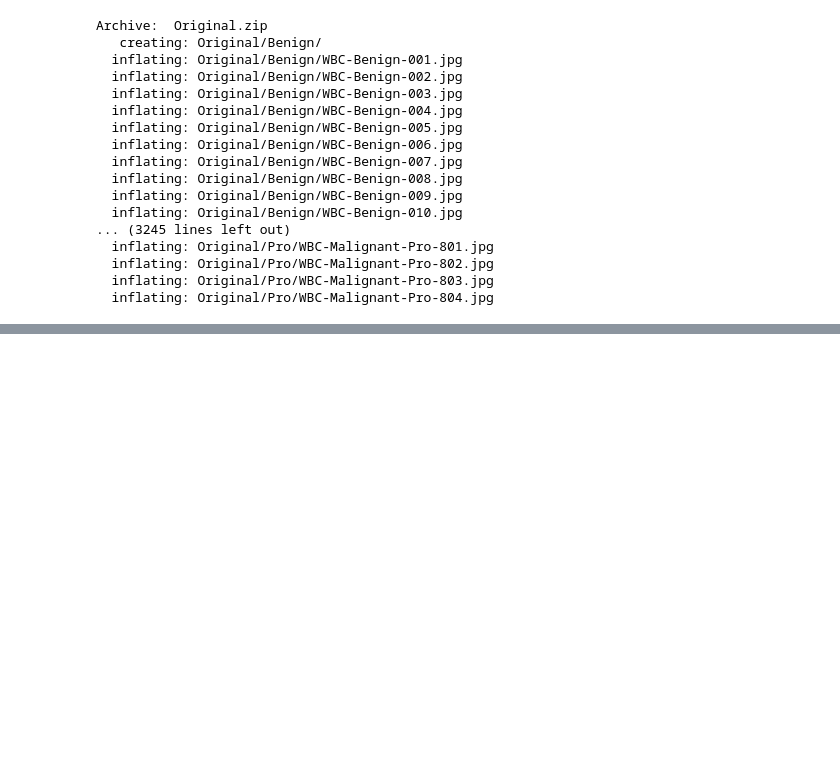
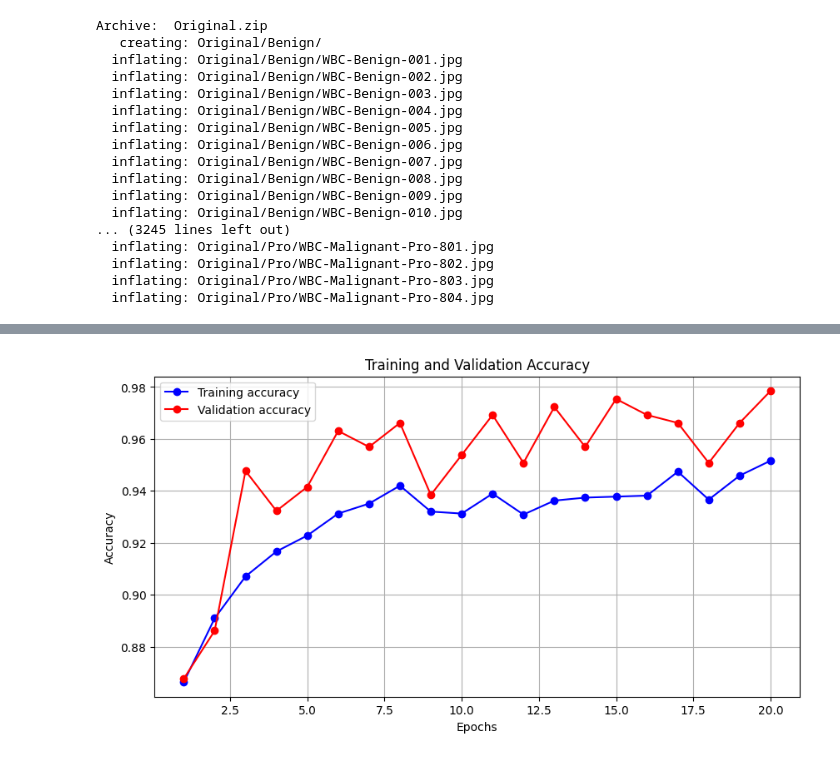
Before and after one commit to eshal26/Leukemia-classification, a Jupyter notebook: GoogleNet.ipynb, the cells around one changed output, grey strips where cells are left out. Drawn from its saved outputs; the diff is of its cells as text; code cells hidden in the pictures; blank space fills up the shorter version.

```diff
--- a/GoogleNet.ipynb
+++ b/GoogleNet.ipynb
@@ -145,7 +145,7 @@ optimizer = optim.Adam(model_ft.fc.parameters(), lr=0.001, weight_decay=0.0001)
 from sklearn.metrics import precision_score, recall_score, f1_score
 
 # Training function
-def train_model(model, criterion, optimizer, scheduler, train_loader, val_loader, num_epochs=10):
+def train_model(model, criterion, optimizer,  train_loader, val_loader, num_epochs=10):
     train_acc_history = []
     val_acc_history = []
     train_precision_history = []
@@ -227,5 +227,5 @@ def train_model(model, criterion, optimizer, scheduler, train_loader, val_loader
     return model, train_acc_history, val_acc_history, train_precision_history, val_precision_history, train_recall_history, val_recall_history, train_f1_history, val_f1_history
 
 # Train the model
-model_ft, train_acc_history, val_acc_history, train_precision_history, val_precision_history, train_recall_history, val_recall_history, train_f1_history, val_f1_history = train_model(model_ft, criterion, optimizer, scheduler, dataloaders['train'], dataloaders['val'], num_epochs=30)
+model_ft, train_acc_history, val_acc_history, train_precision_history, val_precision_history, train_recall_history, val_recall_history, train_f1_history, val_f1_history = train_model(model_ft, criterion, optimizer, dataloaders['train'], dataloaders['val'], num_epochs=20)
 # %% [output]
@@ -249 +249,27 @@ val Loss: 0.1214 Acc: 0.9631 Precision: 0.9782 Recall: 0.9782 F1-score: 0.9782
+# %%
+
+import matplotlib.pyplot as plt
+
+def plot_training_results(train_acc_history, val_acc_history):
+    train_acc_history = [x.cpu().numpy() for x in train_acc_history]
+    val_acc_history = [x.cpu().numpy() for x in val_acc_history]
+
+    epochs = range(1, len(train_acc_history) + 1)
+
+    plt.figure(figsize=(10, 5))
+
+    # Plot training and validation accuracy
+    plt.plot(epochs, train_acc_history, 'bo-', label='Training accuracy')
+    plt.plot(epochs, val_acc_history, 'ro-', label='Validation accuracy')
+    plt.title('Training and Validation Accuracy')
+    plt.xlabel('Epochs')
+    plt.ylabel('Accuracy')
+    plt.legend()
+    plt.grid()
+    plt.show()
+
+# Assuming train_acc_history and val_acc_history are already defined
+plot_training_results(train_acc_history, val_acc_history)
+# %% [output]
+[figure, added]
 # %%
```
Also changed, not shown: parts of 2 cells of this notebook.
